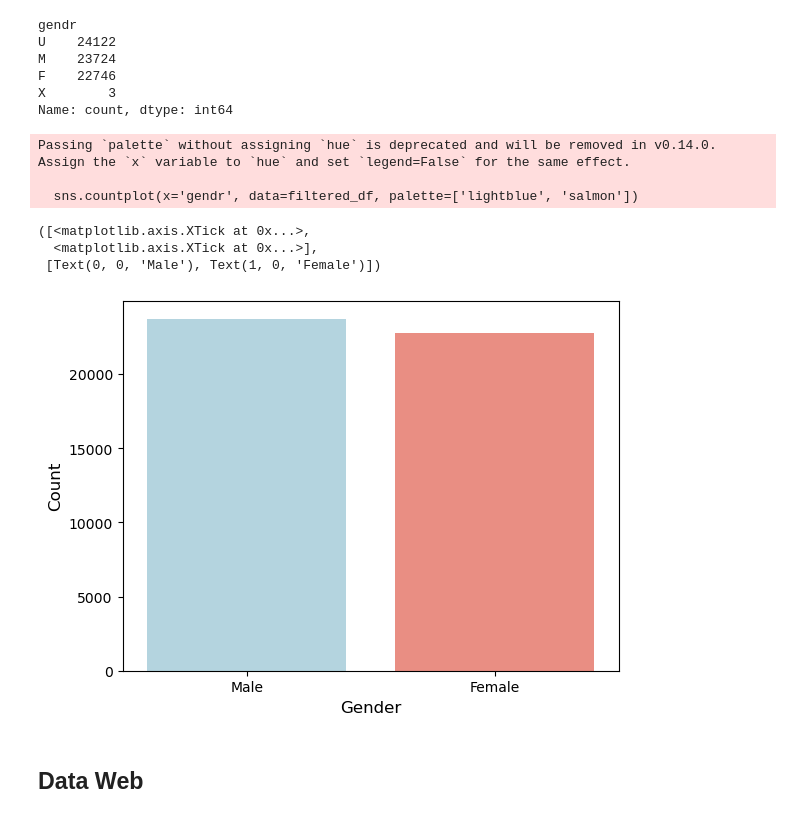
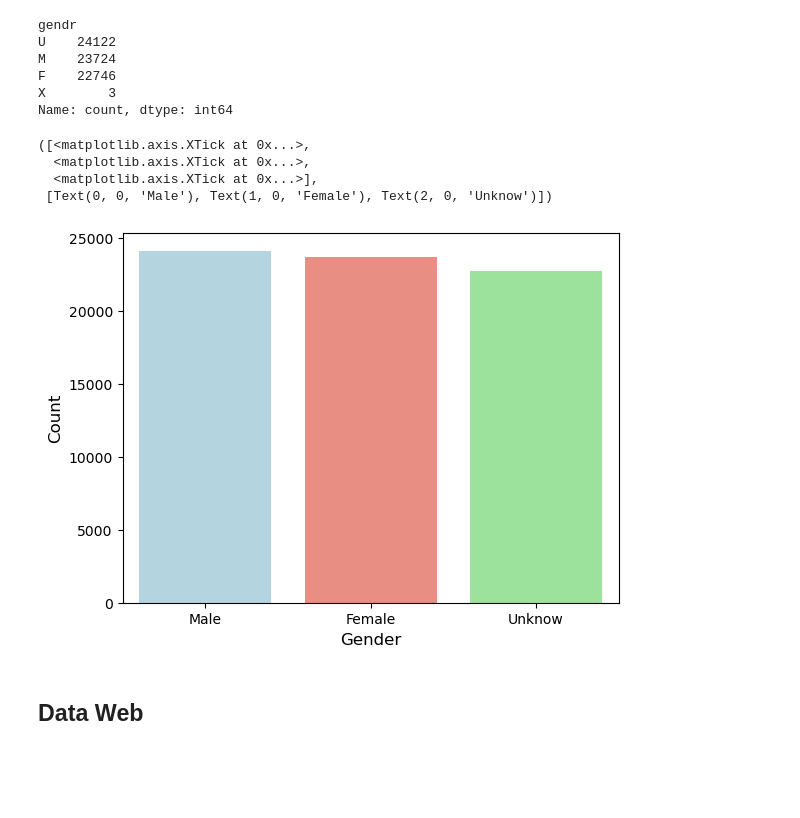
Before and after one commit to gabriela-cl/vanguard-ab-test, a Jupyter notebook: notebooks/Gabi/Gabi.ipynb, the cells around one changed output. Cells and saved outputs as stored; diff of their text form; code cells hidden in the pictures; blank space fills up the shorter version.

```diff
--- a/notebooks/Gabi/Gabi.ipynb
+++ b/notebooks/Gabi/Gabi.ipynb
@@ -137,22 +137,20 @@ X        3
 Name: count, dtype: int64
 # %%
 # Filter the DataFrame for 'M' and 'F' genders only
-filtered_df = df_final_demo[df_final_demo['gendr'].isin(['M', 'F'])]
+filtered_df = df_final_demo[df_final_demo['gendr'].isin(['M', 'F', 'U'])]
 # %%
-sns.countplot(x='gendr', data=filtered_df, palette=['lightblue', 'salmon'])
+sns.countplot(x='gendr', data=filtered_df, hue = 'gendr', palette=['lightblue', 'salmon', 'lightgreen'])
 
 plt.xlabel('Gender', fontsize=12)
 plt.ylabel('Count', fontsize=12)
 
-plt.xticks(ticks=[0, 1], labels=['Male', 'Female'])
+plt.xticks(ticks=[0, 1, 2], labels=['Male', 'Female', 'Unknow'])
 # %% [output]
-Passing `palette` without assigning `hue` is deprecated and will be removed in v0.14.0. Assign the `x` variable to `hue` and set `legend=False` for the same effect.
-
-  sns.countplot(x='gendr', data=filtered_df, palette=['lightblue', 'salmon'])
+([<matplotlib.axis.XTick at 0x...>,
+  <matplotlib.axis.XTick at 0x...>,
+  <matplotlib.axis.XTick at 0x...>],
+ [Text(0, 0, 'Male'), Text(1, 0, 'Female'), Text(2, 0, 'Unknow')])
-([<matplotlib.axis.XTick at 0x...>,
-  <matplotlib.axis.XTick at 0x...>],
- [Text(0, 0, 'Male'), Text(1, 0, 'Female')])
-[figure, old version]
+[figure, new version]
 # %% [markdown]
 ## Data Web
 # %%
```
Also changed, not shown: parts of 7 cells of this notebook, 1 other file.
